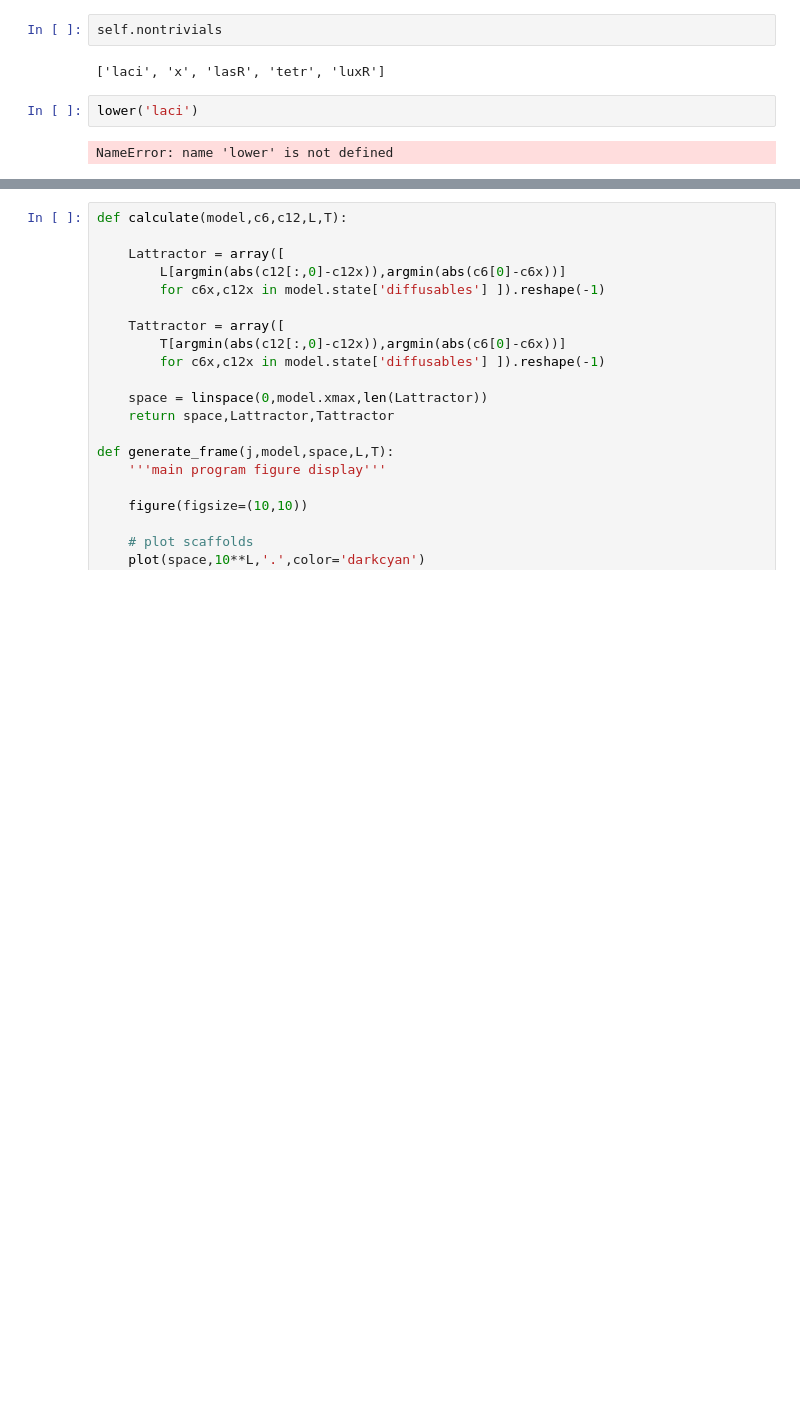
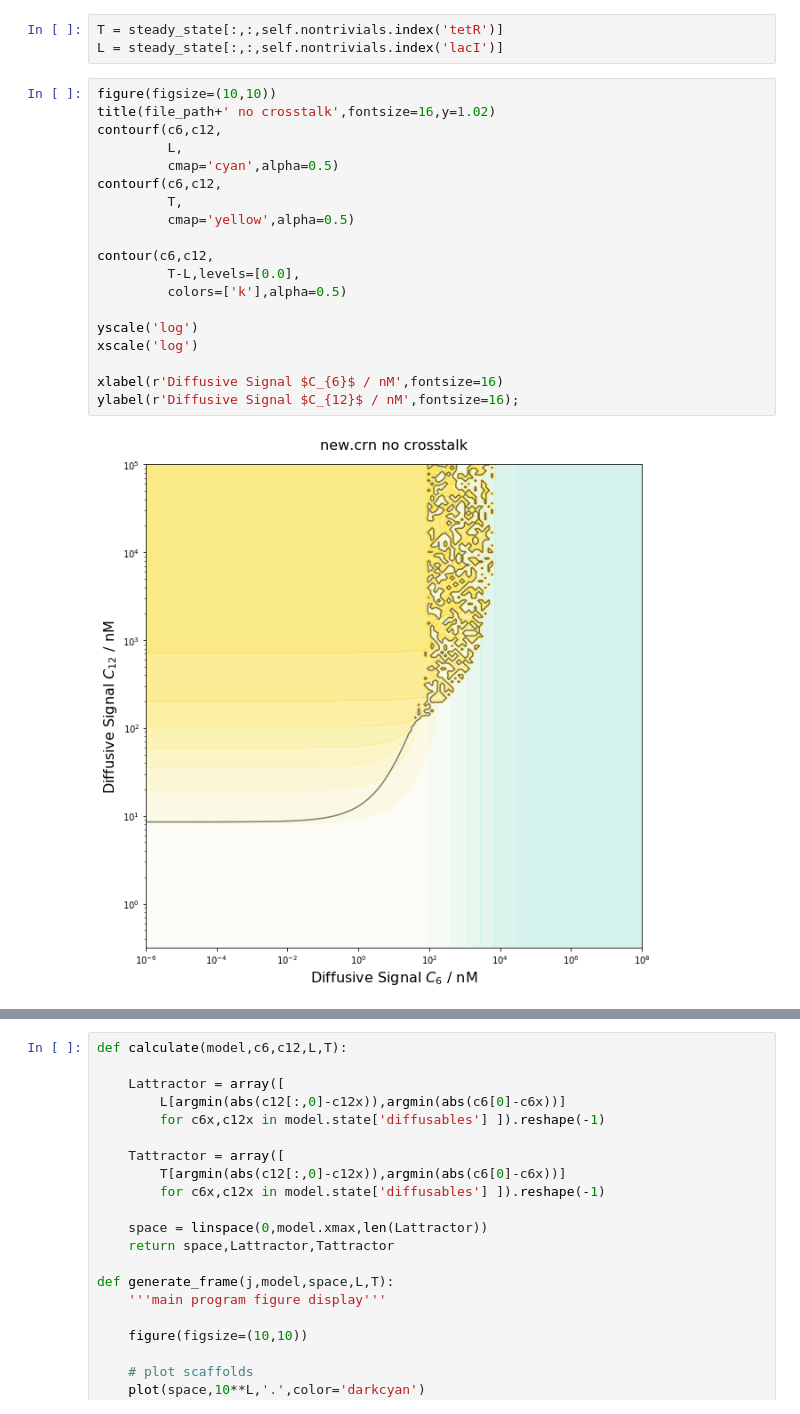
Before and after one commit to gszep/double-exclusive-reporter, a Jupyter notebook: whiteboard.ipynb, the cells around one changed output, grey strips where cells are left out. Cells and saved outputs as stored; diff of their text form; blank space fills up the shorter version.

```diff
--- a/whiteboard.ipynb
+++ b/whiteboard.ipynb
@@ -74,8 +59,24 @@ array([[  0.22438564, -24.52027545,   1.83538598,  -1.03616837,
-# %%
-self.nontrivials
-# %% [output]
-['laci', 'x', 'lasR', 'tetr', 'luxR']
-# %%
-lower('laci')
-# %% [output]
-NameError: name 'lower' is not defined
+# %%
+T = steady_state[:,:,self.nontrivials.index('tetR')]
+L = steady_state[:,:,self.nontrivials.index('lacI')]
+# %%
+figure(figsize=(10,10))
+title(file_path+' no crosstalk',fontsize=16,y=1.02)
+contourf(c6,c12,
+         L,
+         cmap='cyan',alpha=0.5)
+contourf(c6,c12,
+         T,
+         cmap='yellow',alpha=0.5)
+
+contour(c6,c12,
+         T-L,levels=[0.0],
+         colors=['k'],alpha=0.5)
+
+yscale('log')
+xscale('log')
+
+xlabel(r'Diffusive Signal $C_{6}$ / nM',fontsize=16)
+ylabel(r'Diffusive Signal $C_{12}$ / nM',fontsize=16);
+# %% [output]
+[figure, added]
```
Also changed, not shown: parts of 8 cells of this notebook, 16 other files.
